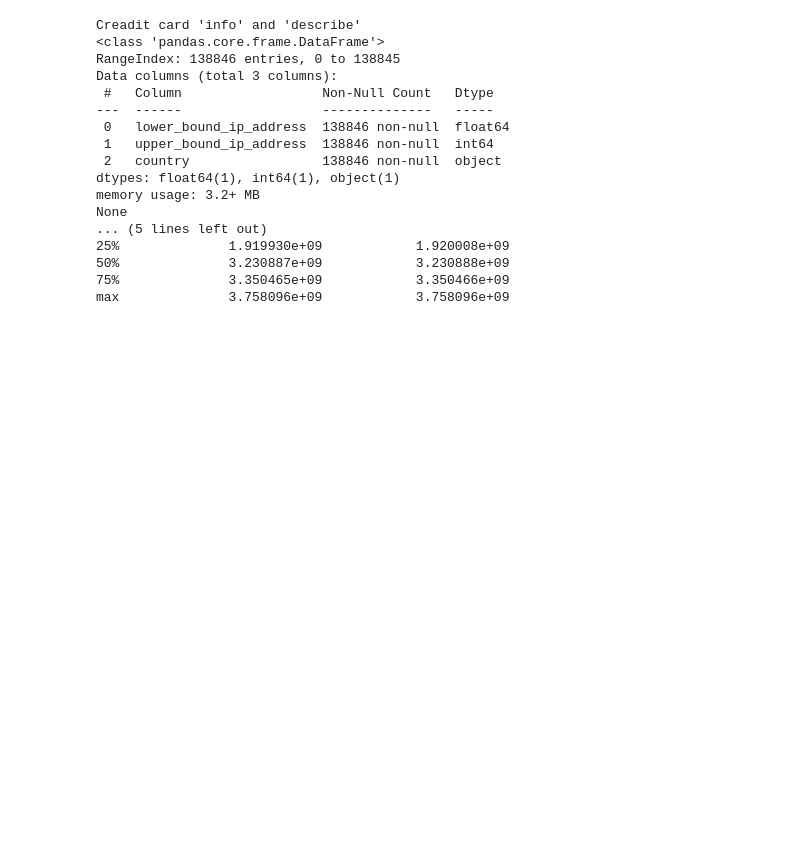
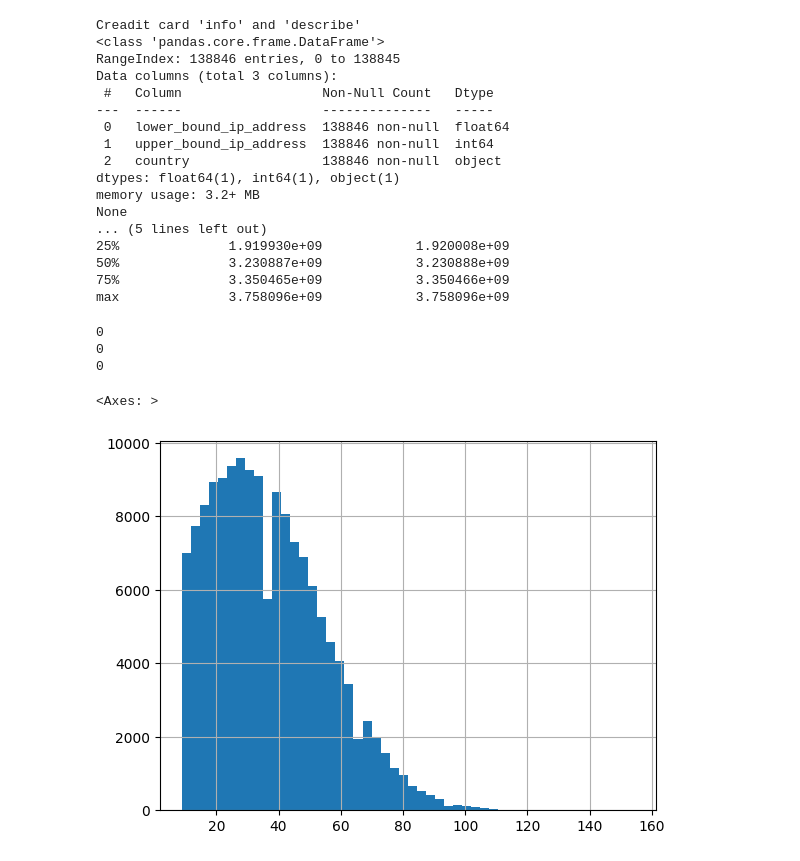
Before and after one commit to Ephrem0001/Fraud-Detection-for-E-Commerce-and-Banking-Transactions---AI-Solutions, a Jupyter notebook: notebooks/EDA.ipynb, the cells around one changed output. Drawn from its saved outputs; the diff is of its cells as text; code cells hidden in the pictures; blank space fills up the shorter version.

```diff
--- a/notebooks/EDA.ipynb
+++ b/notebooks/EDA.ipynb
@@ -6,4 +7,5 @@ import seaborn as sns
 # %%
-df_creadit = pd.read_csv(r"C:\Users\ephre\Documents\Fraud-Detection-for-E-Commerce-and-Banking-Transactions---AI-Solutions\Data\creditcard.csv")
-df_Fraud = pd.read_csv(r"C:\Users\ephre\Documents\Fraud-Detection-for-E-Commerce-and-Banking-Transactions---AI-Solutions\Data\Fraud_Data.csv")
-df_ipAddress = pd.read_csv(r"C:\Users\ephre\Documents\Fraud-Detection-for-E-Commerce-and-Banking-Transactions---AI-Solutions\Data\IpAddress_to_Country (1).csv")
+creditcard_data = pd.read_csv(r"C:\Users\ephre\Documents\Fraud-Detection-for-E-Commerce-and-Banking-Transactions---AI-Solutions\Data\creditcard.csv")
+fraud_data = pd.read_csv(r"C:\Users\ephre\Documents\Fraud-Detection-for-E-Commerce-and-Banking-Transactions---AI-Solutions\Data\Fraud_Data.csv")
+ip_to_country = pd.read_csv(r"C:\Users\ephre\Documents\Fraud-Detection-for-E-Commerce-and-Banking-Transactions---AI-Solutions\Data\IpAddress_to_Country (1).csv")
+pd.set_option('display.max_columns', None)
@@ -73,3 +104,31 @@ None
 50%              3.230887e+09            3.230888e+09
 75%              3.350465e+09            3.350466e+09
 max              3.758096e+09            3.758096e+09
+# %%
+print(creditcard_data.isnull().sum().sum())
+print(fraud_data.isnull().sum().sum())
+print(ip_to_country.isnull().sum().sum())
+# %% [output]
+0
+0
+0
+# %%
+# Remove duplicates
+fraud_data.drop_duplicates(inplace=True)
+creditcard_data.drop_duplicates(inplace=True)
+ip_to_country.drop_duplicates(inplace=True)
+# %%
+# Convert column to datetime format
+fraud_data['purchase_time'] = pd.to_datetime(fraud_data['purchase_time'])
+
+# Convert column to datetime format
+fraud_data['signup_time'] = pd.to_datetime(fraud_data['signup_time'])
+
+# Convert data types as necessary
+fraud_data['purchase_value'] = fraud_data['purchase_value'].astype(float)
+# %%
+# Univariate analysis - histogram for purchase_value
+fraud_data['purchase_value'].hist(bins=50)
+# %% [output]
+<Axes: >
+[figure, added]
```
Also changed, not shown: parts of 31 cells of this notebook, 1 other file.
